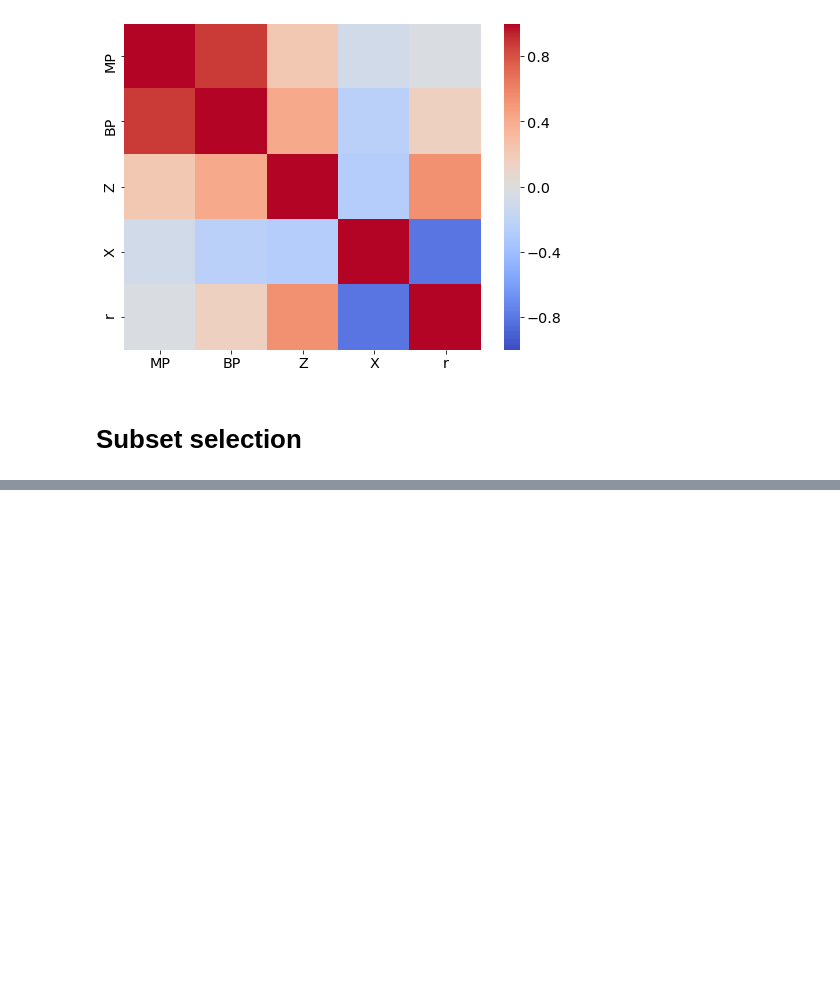
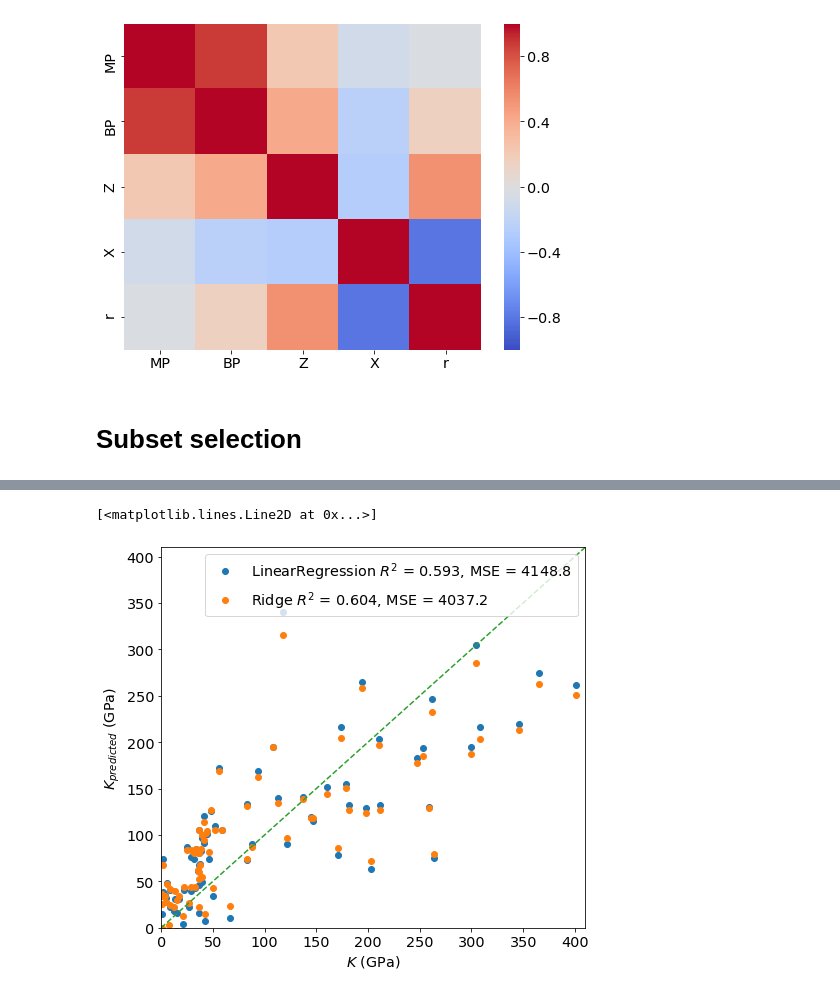
Before and after one commit to materialsvirtuallab/nano281, a Jupyter notebook: lectures/Lecture 2 - Linear methods.ipynb, the cells around one changed output, grey strips where cells are left out. Cells and saved outputs as stored; diff of their text form; code cells hidden in the pictures; blank space fills up the shorter version.

```diff
--- a/lectures/Lecture 2 - Linear methods.ipynb
+++ b/lectures/Lecture 2 - Linear methods.ipynb
@@ -156 +193,29 @@ plt.plot(results["alpha"], results["score"], '-x')
+# %%
+from sklearn.model_selection import cross_val_predict
+
+reg1 = linear_model.LinearRegression()
+yhat1 = cross_val_predict(reg1, z, y, cv=kfold)
+r2_1 = r2_score(y, yhat1)
+mae1 = mean_squared_error(y, yhat1)
+label1 = "LinearRegression $R^2$ = %.3f, MSE = %.1f" % (r2_1, mae1)
+
+
+reg2 = linear_model.Ridge(alpha=best_alpha, max_iter=10000)
+yhat2 = cross_val_predict(reg2, z, y, cv=kfold)
+r2_2 = r2_score(y, yhat2)
+mae2 = mean_squared_error(y, yhat2)
+label2 = "Ridge $R^2$ = %.3f, MSE = %.1f" % (r2_2, mae2)
+
+f, ax = plt.subplots(figsize=(7.6, 7))
+plt.plot(y, yhat1, 'o', label=label1)
+plt.plot(y, yhat2, 'o', label=label2)
+l = plt.ylabel("$K_{predicted}$ (GPa)")
+l = plt.xlabel("$K$ (GPa)")
+plt.legend()
+plt.xlim([0, 410])
+plt.ylim([0, 410])
+plt.plot([0, 410], [0, 410], '--')
+# %% [output]
+[<matplotlib.lines.Line2D at 0x...>]
+[figure, added]
 # %%
```
Also changed, not shown: parts of 9 cells of this notebook.
